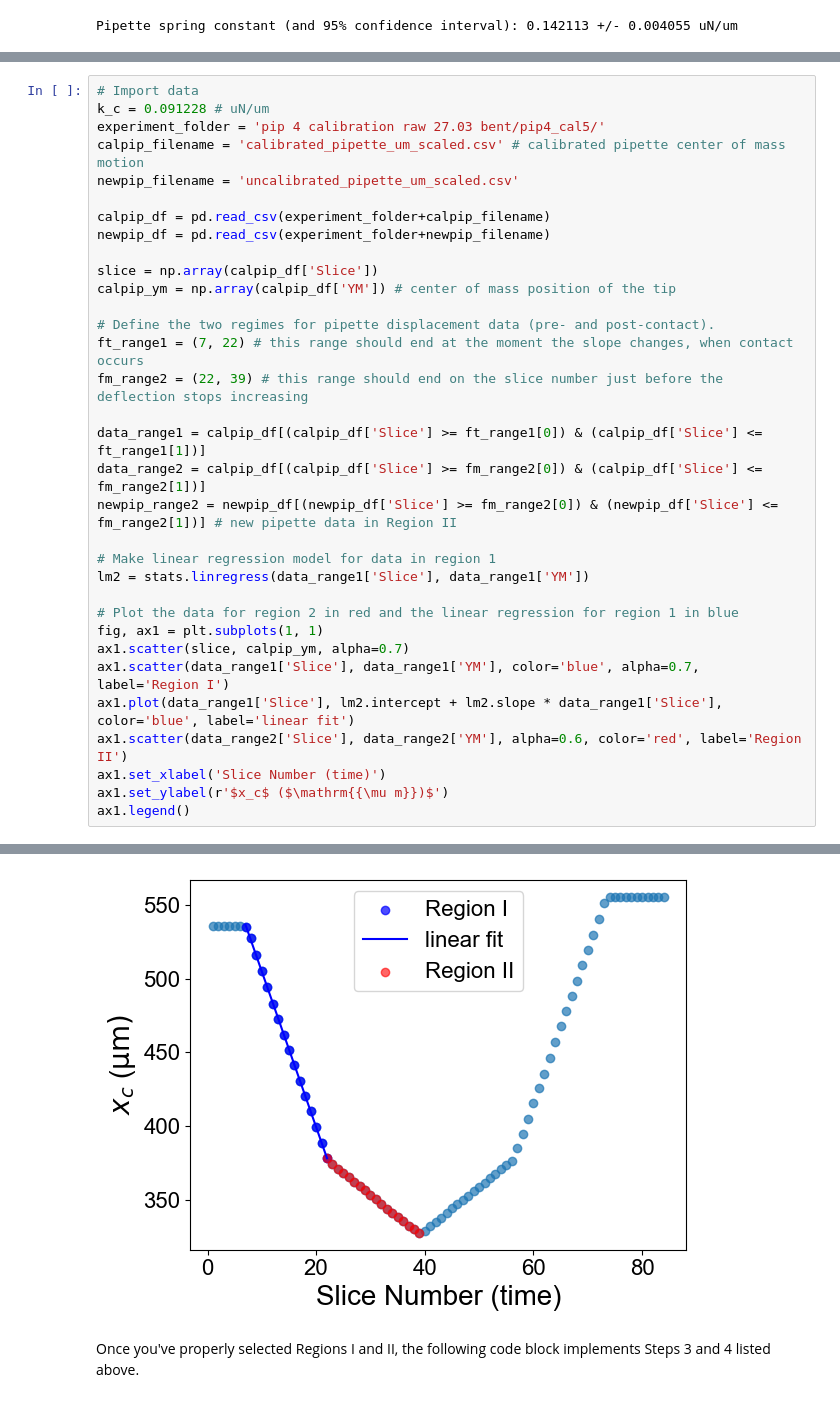
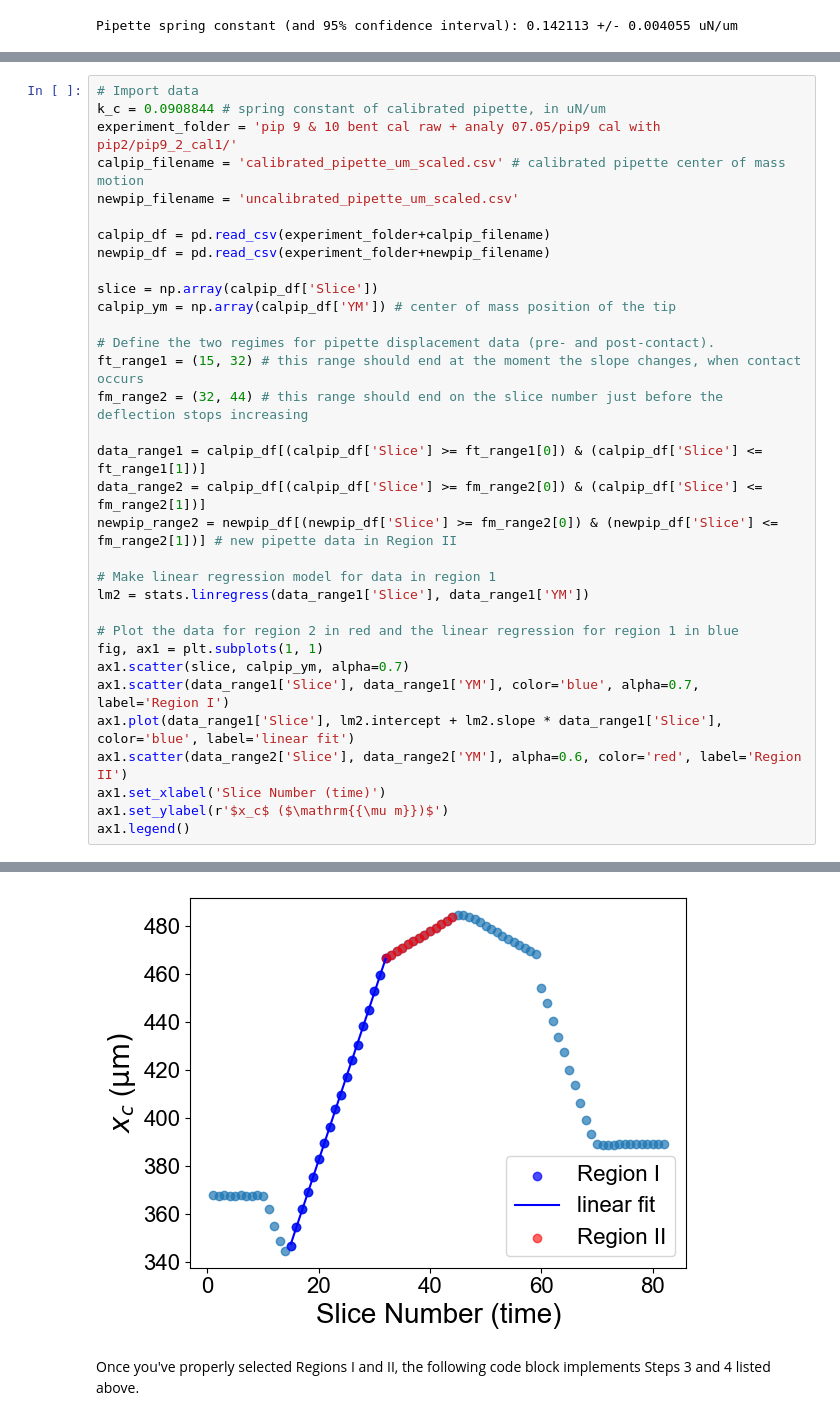
Before and after one commit to FluidLab/Micropipette-force-calibration, a Jupyter notebook: Pipette Calibration Notebook.ipynb, the cells around one changed output, grey strips where cells are left out. Cells and saved outputs as stored; diff of their text form.

```diff
--- a/Pipette Calibration Notebook.ipynb
+++ b/Pipette Calibration Notebook.ipynb
@@ -163,40 +163,40 @@ The basic procedure is as follows:
 If you have the pipette calibration data from Step 1 (using ImageJ macros to get pipette deflections), then you can use the block of code below to do Step 2.
 # %%
 # Import data
-k_c = 0.091228 # uN/um
-experiment_folder = 'pip 4 calibration raw 27.03 bent/pip4_cal5/'
+k_c = 0.0908844 # spring constant of calibrated pipette, in uN/um
+experiment_folder = 'pip 9 & 10 bent cal raw + analy 07.05/pip9 cal with pip2/pip9_2_cal1/'
 calpip_filename = 'calibrated_pipette_um_scaled.csv' # calibrated pipette center of mass motion
 newpip_filename = 'uncalibrated_pipette_um_scaled.csv'
 
 calpip_df = pd.read_csv(experiment_folder+calpip_filename)
 newpip_df = pd.read_csv(experiment_folder+newpip_filename)
 
 slice = np.array(calpip_df['Slice'])
 calpip_ym = np.array(calpip_df['YM']) # center of mass position of the tip
 
 # Define the two regimes for pipette displacement data (pre- and post-contact).
-ft_range1 = (7, 22) # this range should end at the moment the slope changes, when contact occurs
-fm_range2 = (22, 39) # this range should end on the slice number just before the deflection stops increasing
+ft_range1 = (15, 32) # this range should end at the moment the slope changes, when contact occurs
+fm_range2 = (32, 44) # this range should end on the slice number just before the deflection stops increasing
 
 data_range1 = calpip_df[(calpip_df['Slice'] >= ft_range1[0]) & (calpip_df['Slice'] <= ft_range1[1])]
 data_range2 = calpip_df[(calpip_df['Slice'] >= fm_range2[0]) & (calpip_df['Slice'] <= fm_range2[1])]
 newpip_range2 = newpip_df[(newpip_df['Slice'] >= fm_range2[0]) & (newpip_df['Slice'] <= fm_range2[1])] # new pipette data in Region II
 
 # Make linear regression model for data in region 1
 lm2 = stats.linregress(data_range1['Slice'], data_range1['YM'])
 
 # Plot the data for region 2 in red and the linear regression for region 1 in blue
 fig, ax1 = plt.subplots(1, 1)
 ax1.scatter(slice, calpip_ym, alpha=0.7)
 ax1.scatter(data_range1['Slice'], data_range1['YM'], color='blue', alpha=0.7, label='Region I')
 ax1.plot(data_range1['Slice'], lm2.intercept + lm2.slope * data_range1['Slice'], color='blue', label='linear fit')
 ax1.scatter(data_range2['Slice'], data_range2['YM'], alpha=0.6, color='red', label='Region II')
 ax1.set_xlabel('Slice Number (time)')
 ax1.set_ylabel(r'$x_c$ ($\mathrm{{\mu m}})$')
 ax1.legend()
 # %% [output]
 <matplotlib.legend.Legend at 0x...>
-[figure, old version]
+[figure, new version]
 # %% [markdown]
 Once you've properly selected Regions I and II, the following code block implements Steps 3 and 4 listed above.
 # %%
```
Also changed, not shown: parts of 2 cells of this notebook.
